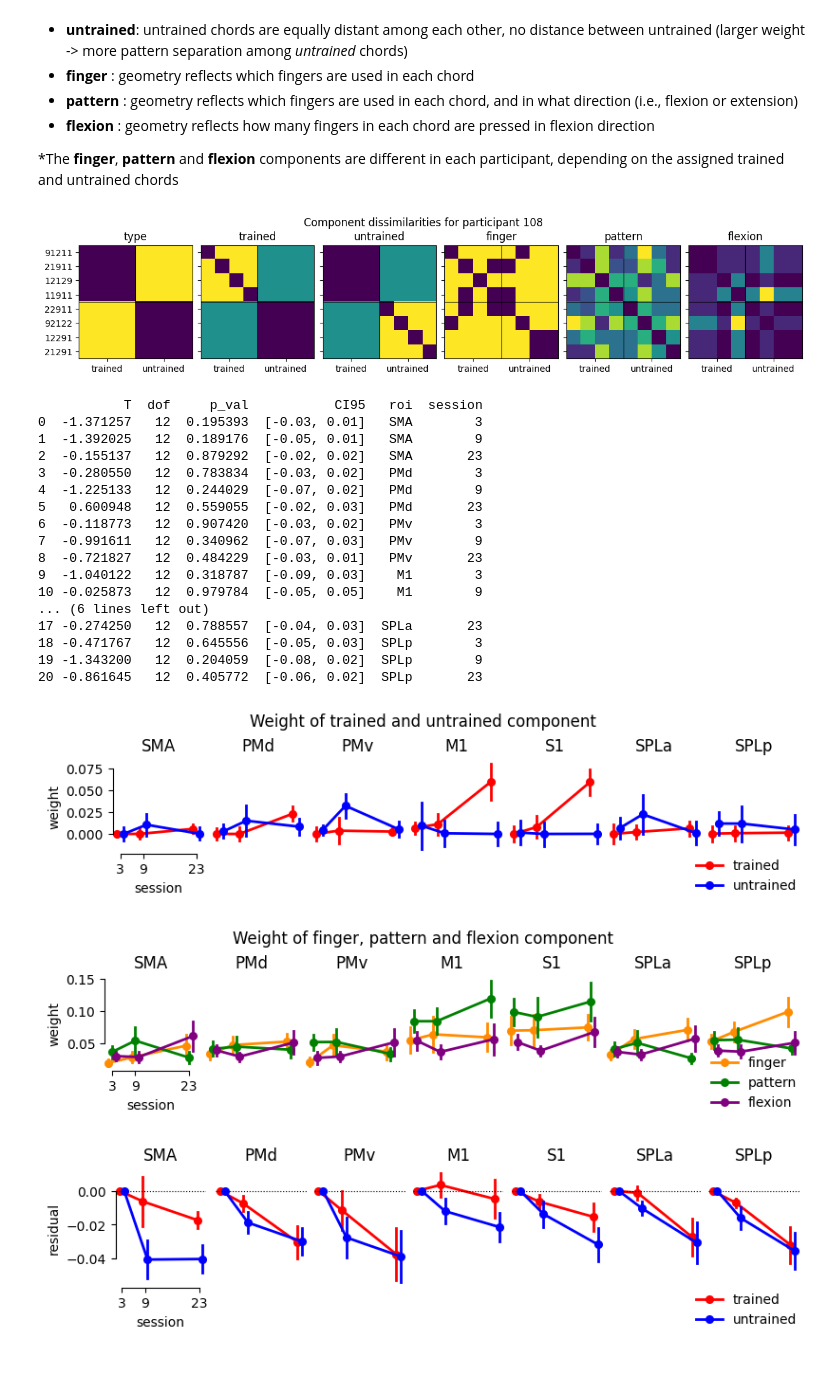
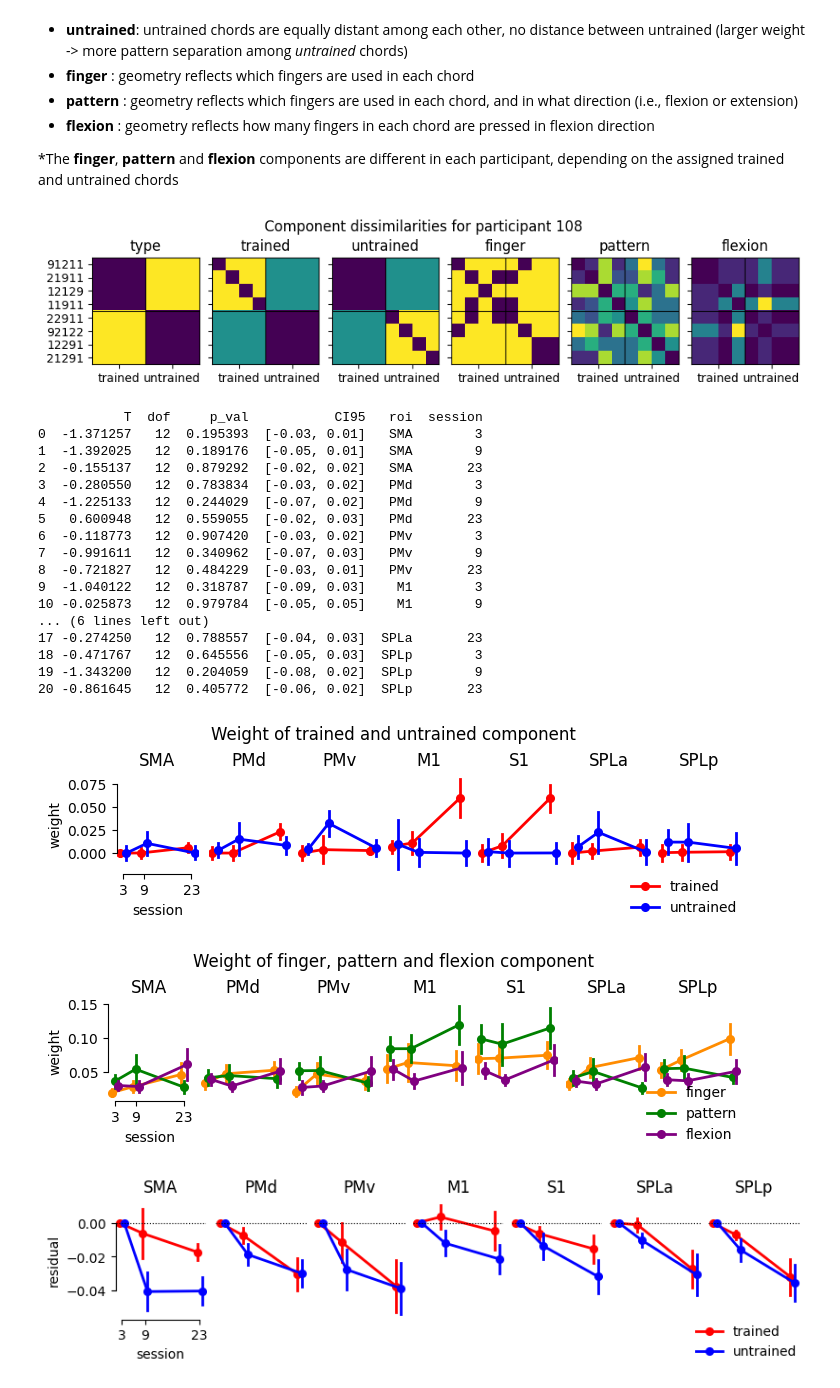
Before and after one commit to mnlmrc/extension-flexion-chords, a Jupyter notebook: notebooks/geometry.ipynb, the cells around one changed output. Drawn from its saved outputs; the diff is of its cells as text; code cells hidden in the pictures.

```diff
--- a/notebooks/geometry.ipynb
+++ b/notebooks/geometry.ipynb
@@ -35,7 +31,7 @@ sn    = 108
 # Representational geometry at session 3
 *Compare with model components below
 # %%
-fig, axs = plt.subplots(1, len(rois), sharex=True, sharey=True, constrained_layout=True, figsize=(12, 3))
+fig, axs = plt.subplots(1, len(rois), sharex=True, sharey=True, constrained_layout=True, figsize=(9, 2.5))
 
 vmin, vmax = 0, .45
 
@@ -52,13 +48,13 @@ for r, roi in enumerate(rois):
     im = ax.imshow(D.mean(axis=0), vmin=vmin, vmax=vmax)
     ax.axhline(3.5, lw=.8, color='k')
     ax.axvline(3.5, lw=.8, color='k')
-    ax.set_xticks(np.arange(8))
+    ax.set_xticks([])
     ax.set_yticks(np.arange(8))
-    ax.set_xticklabels(gl.chordID, rotation=90)
+    #ax.set_xticklabels(gl.chordID, rotation=90)
     ax.set_yticklabels(gl.chordID)
     ax.set_title(roi)
 
-fig.colorbar(im, ax=axs, fraction=.05, label='dissimilarity (a.u.)', orientation='horizontal')
+fig.colorbar(im, ax=axs, fraction=.03, label='dissimilarity (a.u.)', orientation='horizontal')
 
 fig.suptitle(f'Average crossnobis dissimilarities in session 3 (chord order as in participant {sn})')
 
@@ -125,7 +121,7 @@ thresh = .1
 vmin, vmax = 0, .25
 H = 'L'
 
-fig, axs = plt.subplots(2, 3, sharex=True, sharey=True, figsize=(12, 4.5), )
+fig, axs = plt.subplots(2, 3, sharex=True, sharey=True, figsize=(10, 4.5), )
 
 cmap = 'inferno'
 
@@ -169,37 +165,37 @@ Components and corresponding hypothesis about representational geometry
 # %%
 M, comp_names = make_models(sn)
 Mc = M[-2]
 
 trained_untrained = get_trained_and_untrained(sn)
 
-fig, axs = plt.subplots(1, Mc.Gc.shape[0], sharex=True, sharey=True, figsize=(12, 2.5), constrained_layout=True)
+fig, axs = plt.subplots(1, Mc.Gc.shape[0], sharex=True, sharey=True, figsize=(9, 2), constrained_layout=True)
 
 for i, G in enumerate(Mc.Gc):
     ax = axs[i]
     d = pcm.G_to_dist(G)
     ax.imshow(d)
     ax.axhline(3.5, lw=.8, color='k')
     ax.axvline(3.5, lw=.8, color='k')
     ax.set_xticks([1.5, 5.5])
     ax.set_xticklabels(['trained', 'untrained'])
     ax.set_yticks(np.arange(8))
     ax.set_yticklabels(trained_untrained)
     ax.set_title(comp_names[i])
 
 fig.suptitle(f'Component dissimilarities for participant {sn}')
 
 fig.savefig('figures/components.pdf')
 
 plt.show()
 # %% [output]
-[figure, old version]
+[figure, new version]
 # %%
 comp_model = pd.read_csv(os.path.join(gl.baseDir, gl.pcmDir, f'component_model.{atlas}.glm{glm}.tsv'), sep='\t')
 N = comp_model.sn.nunique()
 hue_order, palette = (['trained', 'untrained'], ['red', 'blue'])
 comp_model_tr_untr = comp_model[comp_model.component.isin(hue_order) & (comp_model.Hem==H)]
 
-fig, axs = plt.subplots(1, len(rois), sharey=True, sharex=True, figsize=(8, 2), constrained_layout=True)
+fig, axs = plt.subplots(1, len(rois), sharey=True, sharex=True, figsize=(7, 2), constrained_layout=True)
 
 plot_im_sess(fig, axs, comp_model_tr_untr, rois, y='weight', x='session', hue='component', hue_order=hue_order, palette=palette, kind='point', estimator='median', dodge=.3)
 
@@ -242,12 +238,12 @@ plt.show()
 18 -0.471767   12  0.645556  [-0.05, 0.03]  SPLp        3
 19 -1.343200   12  0.204059  [-0.08, 0.02]  SPLp        9
 20 -0.861645   12  0.405772  [-0.06, 0.02]  SPLp       23
-[figure, old version]
+[figure, new version]
 # %%
 hue_order, palette = ['finger', 'pattern', 'flexion', ], ['darkorange', 'green', 'purple',]
 comp_model_repr = comp_model[comp_model.component.isin(hue_order)]
 
-fig, axs = plt.subplots(1, len(rois), sharey=True, sharex=True, figsize=(8, 2), constrained_layout=True)
+fig, axs = plt.subplots(1, len(rois), sharey=True, sharex=True, figsize=(7, 2), constrained_layout=True)
 
 plot_im_sess(fig, axs, comp_model_repr, rois, y='weight', x='session', hue='component', hue_order=hue_order, palette=palette, kind='point', dodge=.3, estimator='mean')
 #plot_im_sess(fig, axs, comp_model_repr, rois, y='weight_norm', x='session', hue='component', hue_order=hue_order, palette=palette, kind='strip', jitter=.2, alpha=.2)
@@ -264,7 +260,7 @@ fig.savefig('figures/component_model_pattern_flexion.pdf')
 
 plt.show()
 # %% [output]
-[figure, old version]
+[figure, new version]
 # %%
 scaling = pd.read_csv(os.path.join(gl.baseDir, gl.pcmDir, f'scaling.between_session.glm{glm}.{atlas}.tsv'), sep='\t')
 scaling = scaling[scaling.Hem==H]
```
Also changed, not shown: parts of 4 cells of this notebook, 5 other files.
